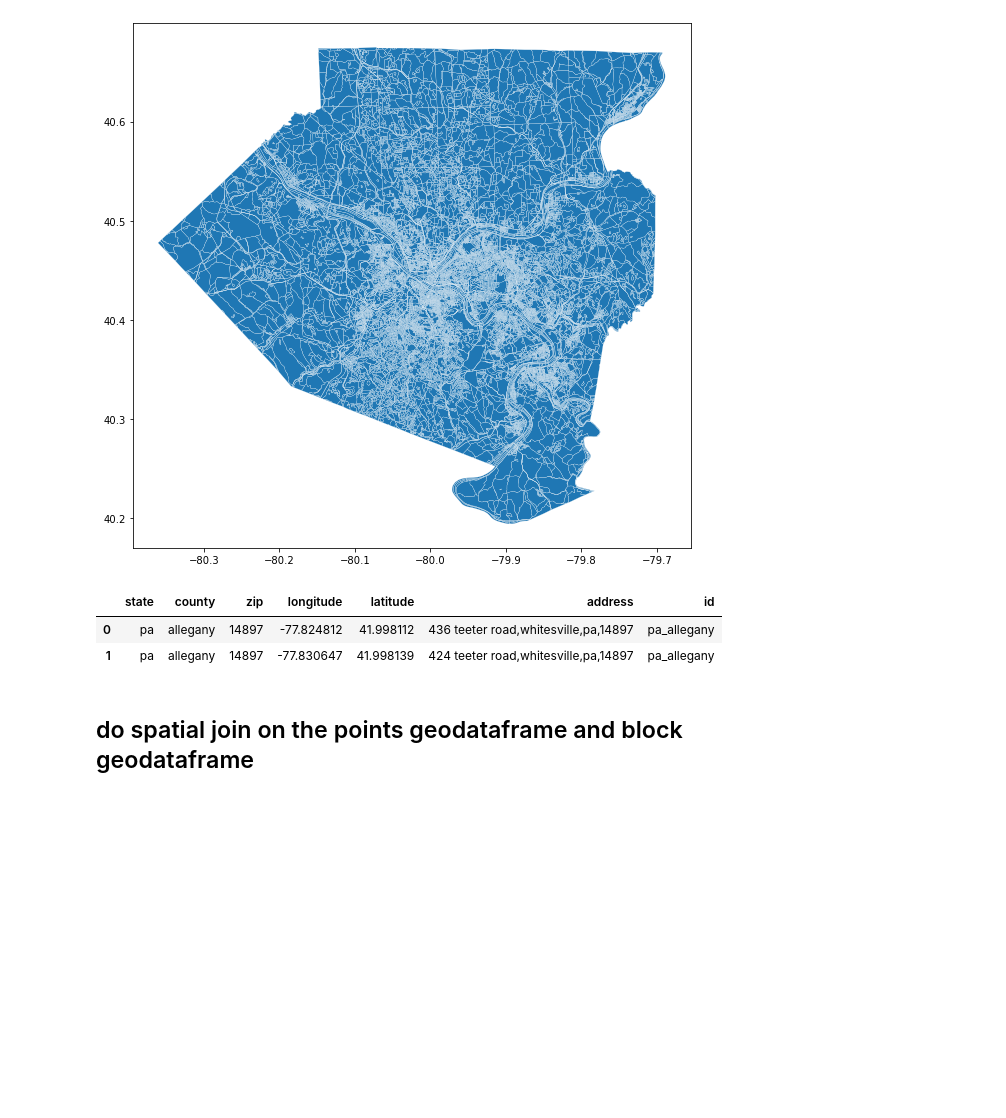
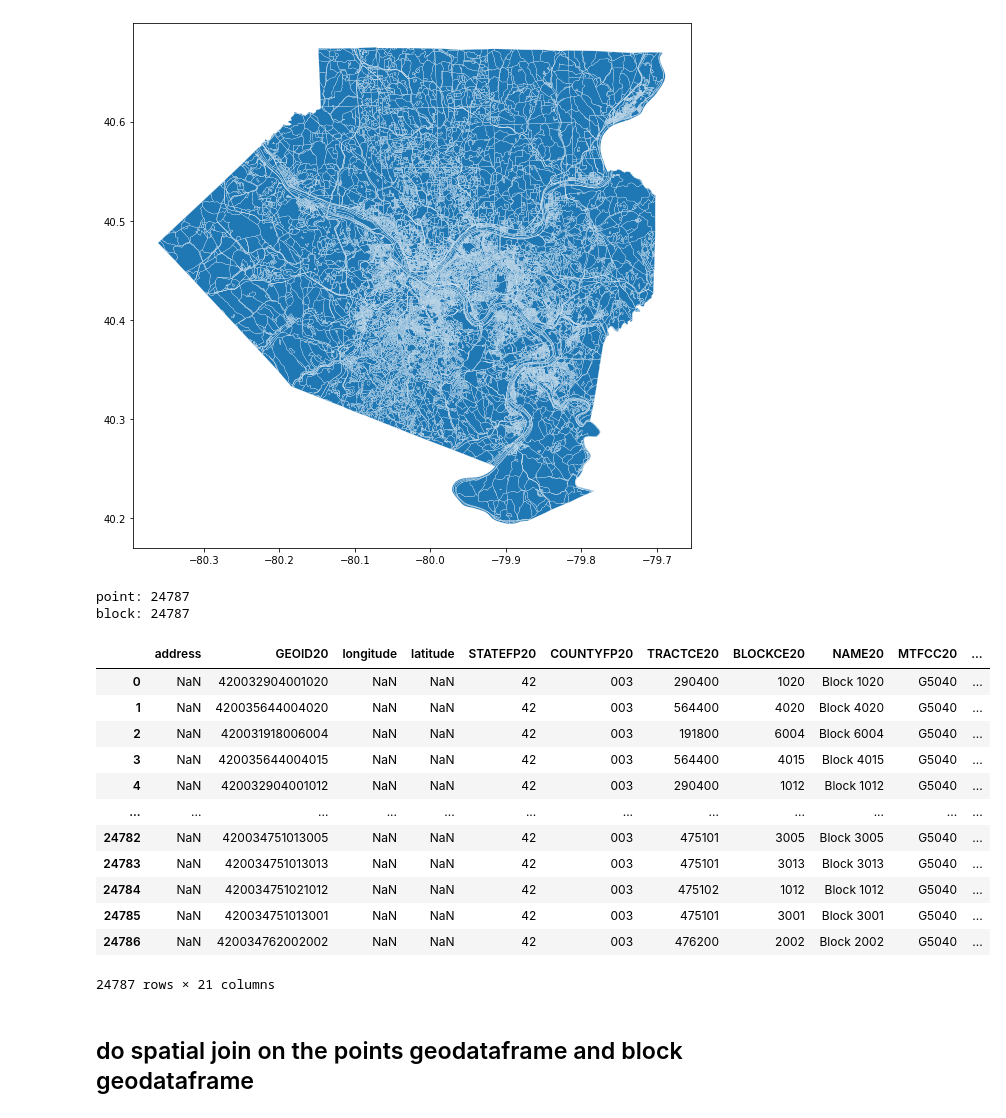
Before and after one commit to JianingC0913/national_address_database, a Jupyter notebook: pa_allegany.ipynb, the cells around one changed output. Drawn from its saved outputs; the diff is of its cells as text; code cells hidden in the pictures; blank space fills up the shorter version.

```diff
--- a/pa_allegany.ipynb
+++ b/pa_allegany.ipynb
@@ -96,14 +96,35 @@ pa = pd.read_csv("/Users/jianingcai/Documents/GitHub/national_address_database/d
-# %%
-pa
-# %% [output]
-|  | state | county | zip | longitude | latitude | address | id |
-| 0 | pa | allegany | 14897 | -77.824812 | 41.998112 | 436 teeter road,whitesville,pa,14897 | pa_allegany |
-| 1 | pa | allegany | 14897 | -77.830647 | 41.998139 | 424 teeter road,whitesville,pa,14897 | pa_allegany |
+# %%
+pointgeo = set(pa.GEOID20)
+print("point: " + str(len(pointgeo)))
+
+blockgeo = set(block.GEOID20)
+print("block: " + str(len(blockgeo)))
+# %% [output]
+point: 24787
+block: 24787
 # %%
 # convert pa dataframe into a geo dataframe
 geometry=[Point(xy) for xy in zip(pa["longitude"], pa["latitude"])]
 crs= CRS('epsg:4326')
 pa_map = gpd.GeoDataFrame(pa,crs=crs, geometry=geometry)
+# %%
+pa.GEOID20 = pa.GEOID20.astype(str)
+# %%
+pa.merge(block, on = "GEOID20")
+# %% [output]
+|  | address | GEOID20 | longitude | latitude | STATEFP20 | COUNTYFP20 | TRACTCE20 | BLOCKCE20 | NAME20 | MTFCC20 | ... |
+| 0 | NaN | 420032904001020 | NaN | NaN | 42 | 003 | 290400 | 1020 | Block 1020 | G5040 | ... |
+| 1 | NaN | 420035644004020 | NaN | NaN | 42 | 003 | 564400 | 4020 | Block 4020 | G5040 | ... |
+| 2 | NaN | 420031918006004 | NaN | NaN | 42 | 003 | 191800 | 6004 | Block 6004 | G5040 | ... |
+| 3 | NaN | 420035644004015 | NaN | NaN | 42 | 003 | 564400 | 4015 | Block 4015 | G5040 | ... |
+| 4 | NaN | 420032904001012 | NaN | NaN | 42 | 003 | 290400 | 1012 | Block 1012 | G5040 | ... |
+| ... | ... | ... | ... | ... | ... | ... | ... | ... | ... | ... | ... |
+| 24782 | NaN | 420034751013005 | NaN | NaN | 42 | 003 | 475101 | 3005 | Block 3005 | G5040 | ... |
+| 24783 | NaN | 420034751013013 | NaN | NaN | 42 | 003 | 475101 | 3013 | Block 3013 | G5040 | ... |
+| 24784 | NaN | 420034751021012 | NaN | NaN | 42 | 003 | 475102 | 1012 | Block 1012 | G5040 | ... |
+| 24785 | NaN | 420034751013001 | NaN | NaN | 42 | 003 | 475101 | 3001 | Block 3001 | G5040 | ... |
+| 24786 | NaN | 420034762002002 | NaN | NaN | 42 | 003 | 476200 | 2002 | Block 2002 | G5040 | ... |
+24787 rows × 21 columns
 # %% [markdown]
 ## do spatial join on the points geodataframe and block geodataframe
 # %%
```
Also changed, not shown: parts of 5 cells of this notebook, 2 other files.
